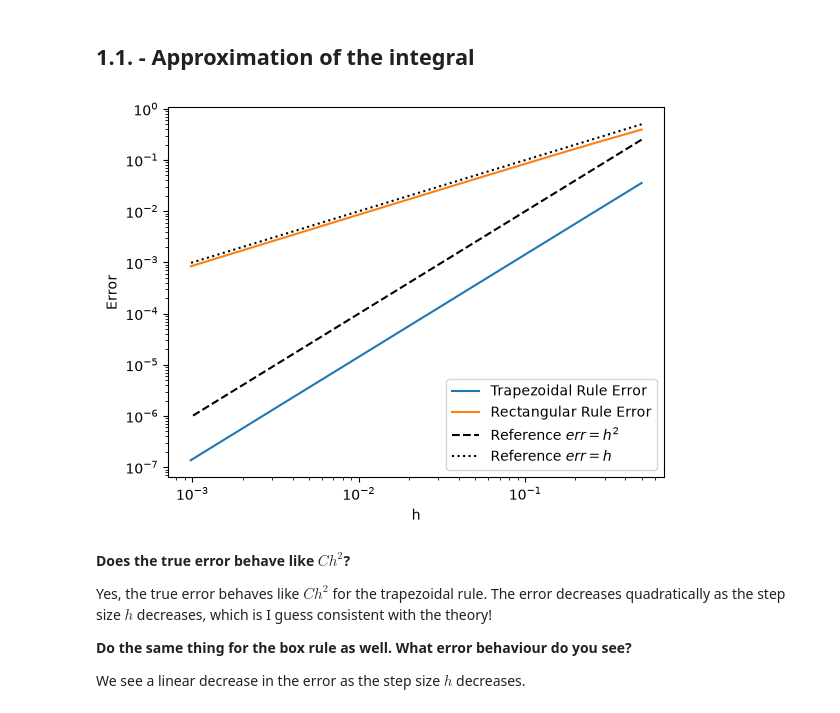
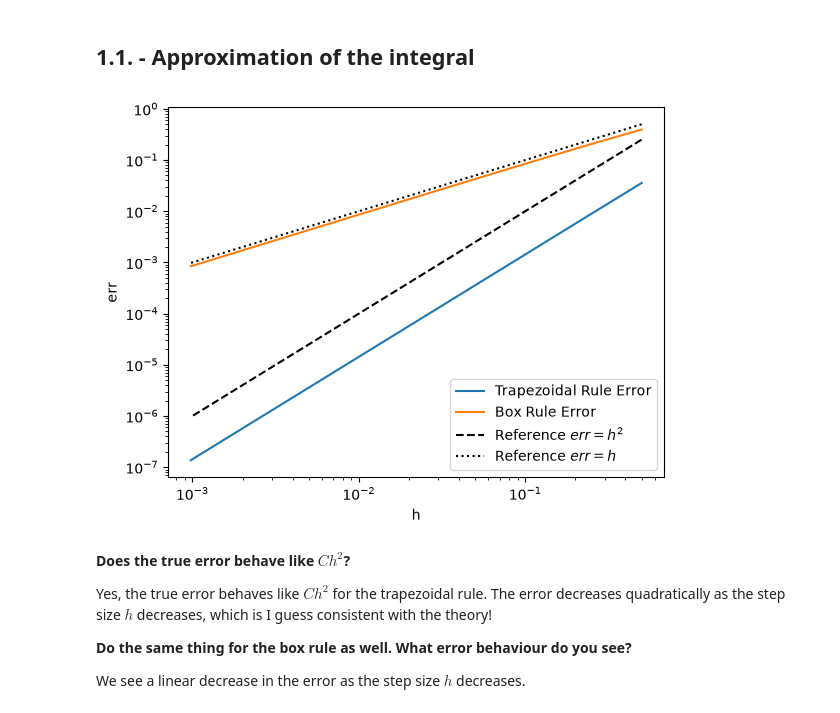
Before and after one commit to NicoReit54/Numerical_Computation, a Jupyter notebook: ex1.ipynb, the cells around one changed output. Drawn from its saved outputs; the diff is of its cells as text; code cells hidden in the pictures.

```diff
--- a/ex1.ipynb
+++ b/ex1.ipynb
@@ -39,35 +39,35 @@ def R(h: float, f:callable) -> float:
 
 def f(x: np.ndarray) -> np.ndarray:
     """
     Function to be integrated in 1b.
     """
     return np.exp(x)
 
 def N(i: int) -> float:
     return 2 ** (i + 1)
 
 def calc_1b_error(h: np.ndarray, f: callable, appr: callable) -> np.ndarray:
     """
     Calculate the error for the trapezoidal rule.
     """
 
     err = np.zeros_like(h)
     for i in range(len(h)):
         err[i] = np.exp(1) - 1 - appr(h[i], f)
 
     return err
 
 h = 1 / N(np.arange(0, 10))
 plt.loglog(h, np.abs(calc_1b_error(h, f, T)), label="Trapezoidal Rule Error")
-plt.loglog(h, np.abs(calc_1b_error(h, f, R)), label="Rectangular Rule Error")
+plt.loglog(h, np.abs(calc_1b_error(h, f, R)), label="Box Rule Error")
 plt.loglog(h, h**2, "k--", label="Reference $err = h^2$")
 plt.loglog(h, h, "k:", label="Reference $err = h$")
 plt.xlabel("h")
 plt.ylabel("err")
 plt.legend()
 plt.show()
 # %% [output]
-[figure, old version]
+[figure, new version]
 # %% [markdown]
 **Does the true error behave like $Ch^2$?**
 
```
Also changed, not shown: parts of 16 cells of this notebook, 1 other file.
